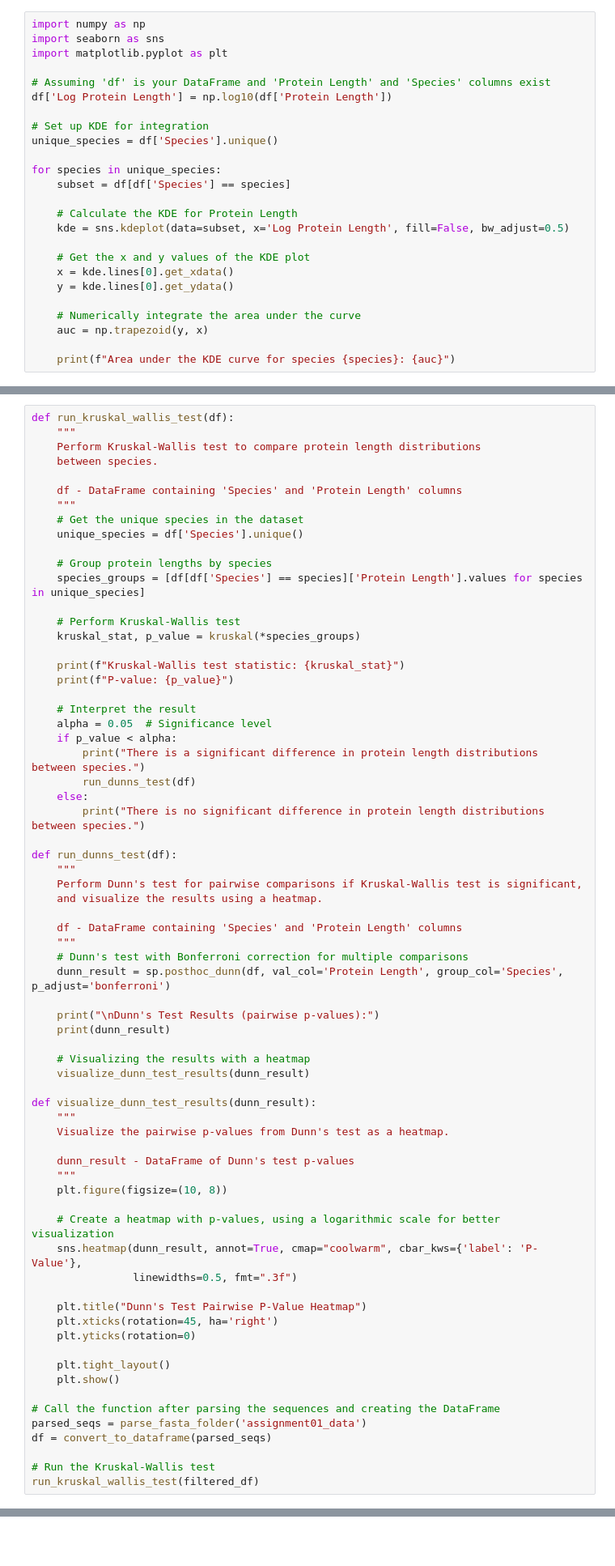
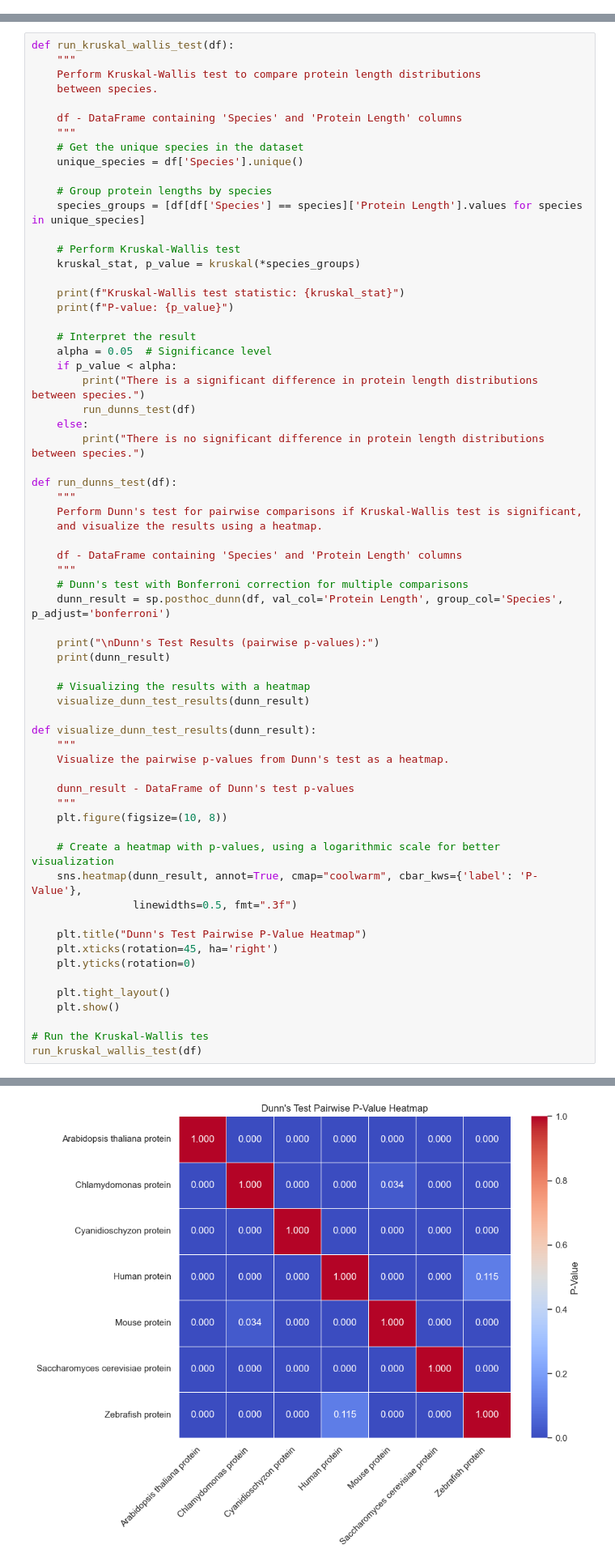
Before and after one commit to jarondlk/info-bio-exercise, a Jupyter notebook: task_1.ipynb, the cells around one changed output, grey strips where cells are left out. Shown at 81% size. Cells and saved outputs as stored; diff of their text form; blank space fills up the shorter version.

```diff
--- a/task_1.ipynb
+++ b/task_1.ipynb
@@ -269,28 +430,3 @@ Total sequences parsed: 365746
 Total proteins after filtering: 46518
 [figure]
 [figure]
-# %%
-import numpy as np
-import seaborn as sns
-import matplotlib.pyplot as plt
-
-# Assuming 'df' is your DataFrame and 'Protein Length' and 'Species' columns exist
-df['Log Protein Length'] = np.log10(df['Protein Length'])
-
-# Set up KDE for integration
-unique_species = df['Species'].unique()
-
-for species in unique_species:
-    subset = df[df['Species'] == species]
-
-    # Calculate the KDE for Protein Length
-    kde = sns.kdeplot(data=subset, x='Log Protein Length', fill=False, bw_adjust=0.5)
-
-    # Get the x and y values of the KDE plot
-    x = kde.lines[0].get_xdata()
-    y = kde.lines[0].get_ydata()
-
-    # Numerically integrate the area under the curve
-    auc = np.trapezoid(y, x)
-
-    print(f"Area under the KDE curve for species {species}: {auc}")
@@ -366,9 +493,6 @@ def visualize_dunn_test_results(dunn_result):
     plt.tight_layout()
     plt.show()
 
-# Call the function after parsing the sequences and creating the DataFrame
-parsed_seqs = parse_fasta_folder('assignment01_data')
-df = convert_to_dataframe(parsed_seqs)
-
-# Run the Kruskal-Wallis test
-run_kruskal_wallis_test(filtered_df)
+# Run the Kruskal-Wallis tes
+run_kruskal_wallis_test(df)
+# %% [output]
@@ -375,3 +516,4 @@ run_kruskal_wallis_test(filtered_df)
+[figure, added]
 # %% [markdown]
 # 3 Relation between Amino content and Lenght
 Proteins are composed of a series of 20 different amino acids, but the amino acid content of each amino acid is different for each protein. Find out if the amino acid content of each protein is related to the length of the protein.
```
Also changed, not shown: parts of 6 cells of this notebook, 1 other file.
